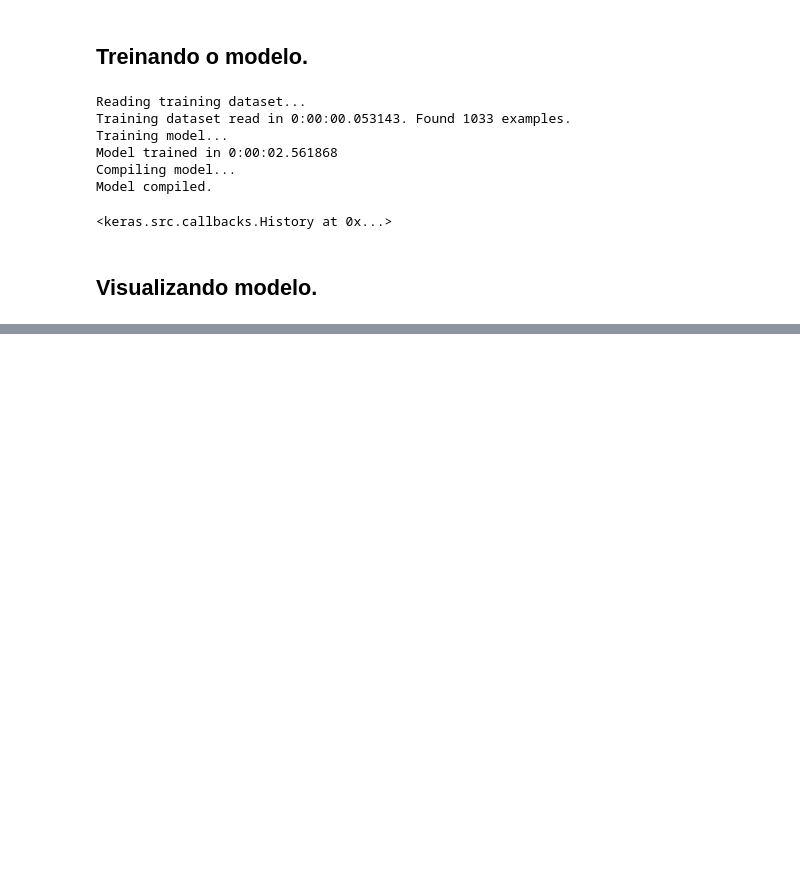
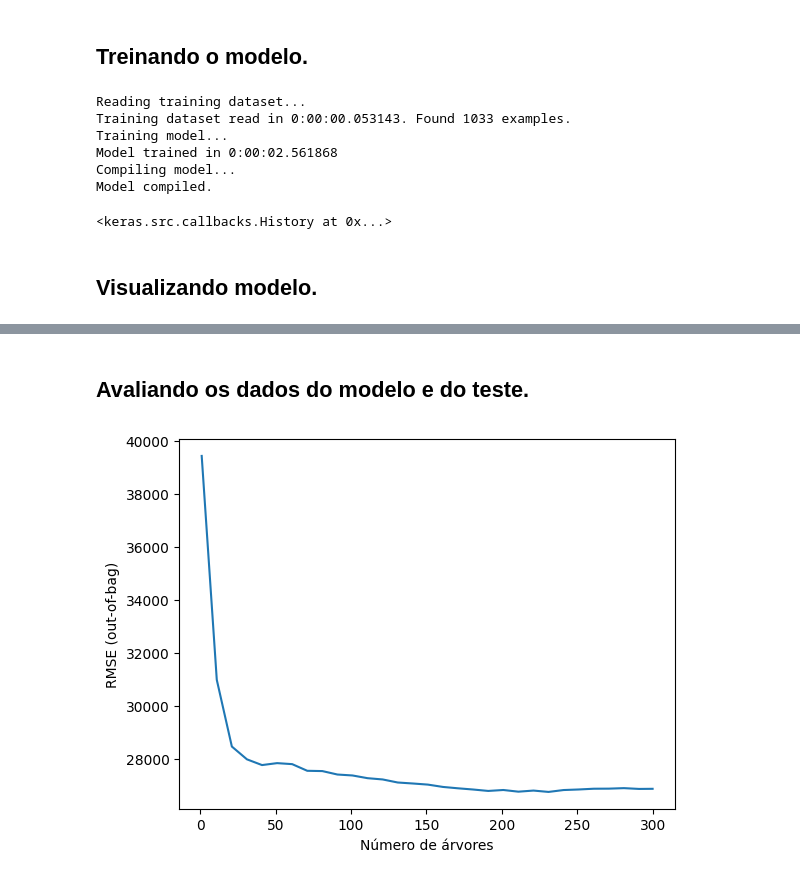
Before and after one commit to binarymath/houseprice, a Jupyter notebook: House_Price(Regressão).ipynb, the cells around one changed output, grey strips where cells are left out. Drawn from its saved outputs; the diff is of its cells as text; code cells hidden in the pictures; blank space fills up the shorter version.

Commit message:
Avaliando o modelo

```diff
--- a/House_Price(Regressão).ipynb
+++ b/House_Price(Regressão).ipynb
@@ -204,3 +204,13 @@ Model compiled.
 tfdf.model_plotter.plot_model_in_colab(rf, tree_idx=0, max_depth=3)
 # %% [output]
 [interactive output not drawn]
+# %% [markdown]
+## Avaliando os dados do modelo e do teste.
+# %%
+logs = rf.make_inspector().training_logs()
+plt.plot([log.num_trees for log in logs],[log.evaluation.rmse for log in logs])
+plt.xlabel("Número de árvores")
+plt.ylabel("RMSE (out-of-bag)")
+plt.show()
+# %% [output]
+[figure, added]
```
